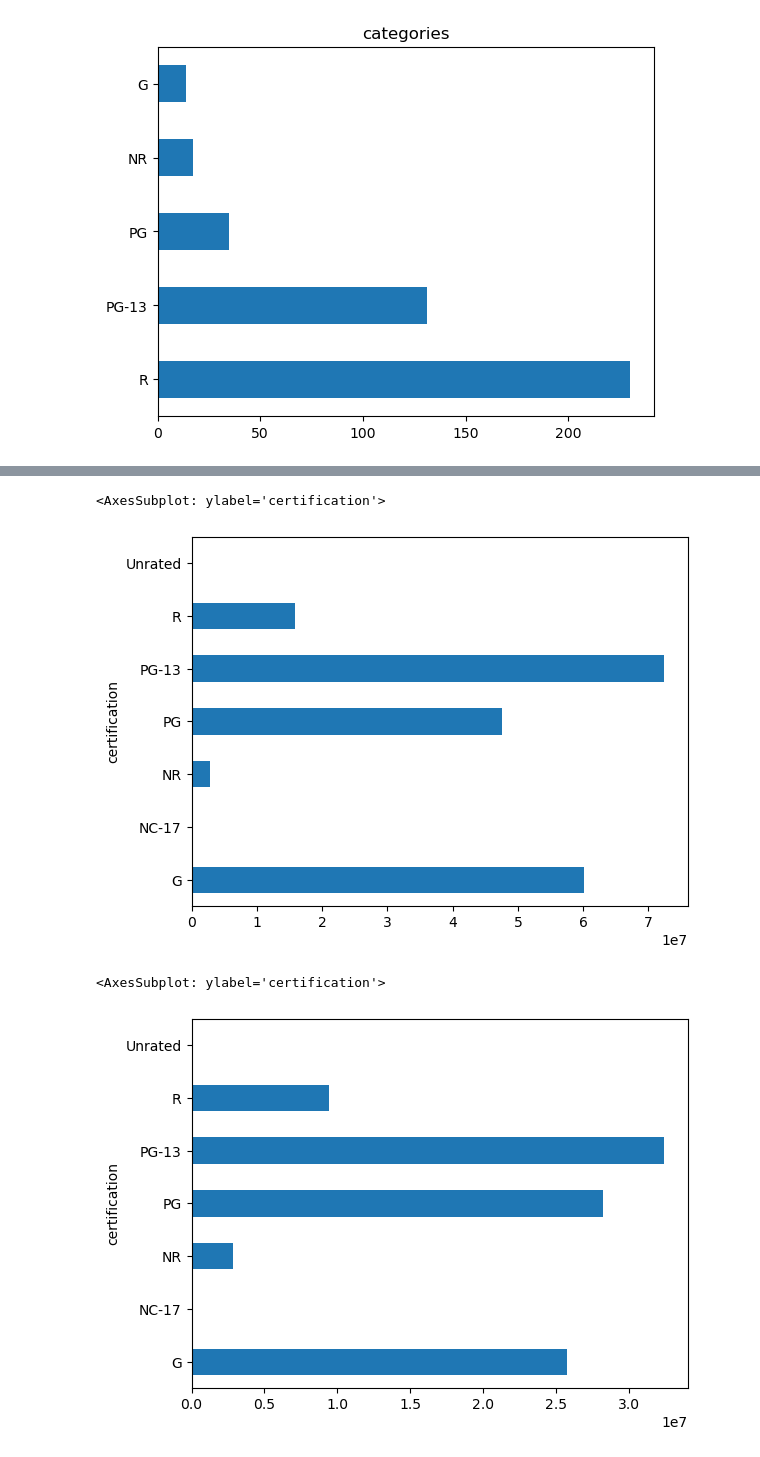
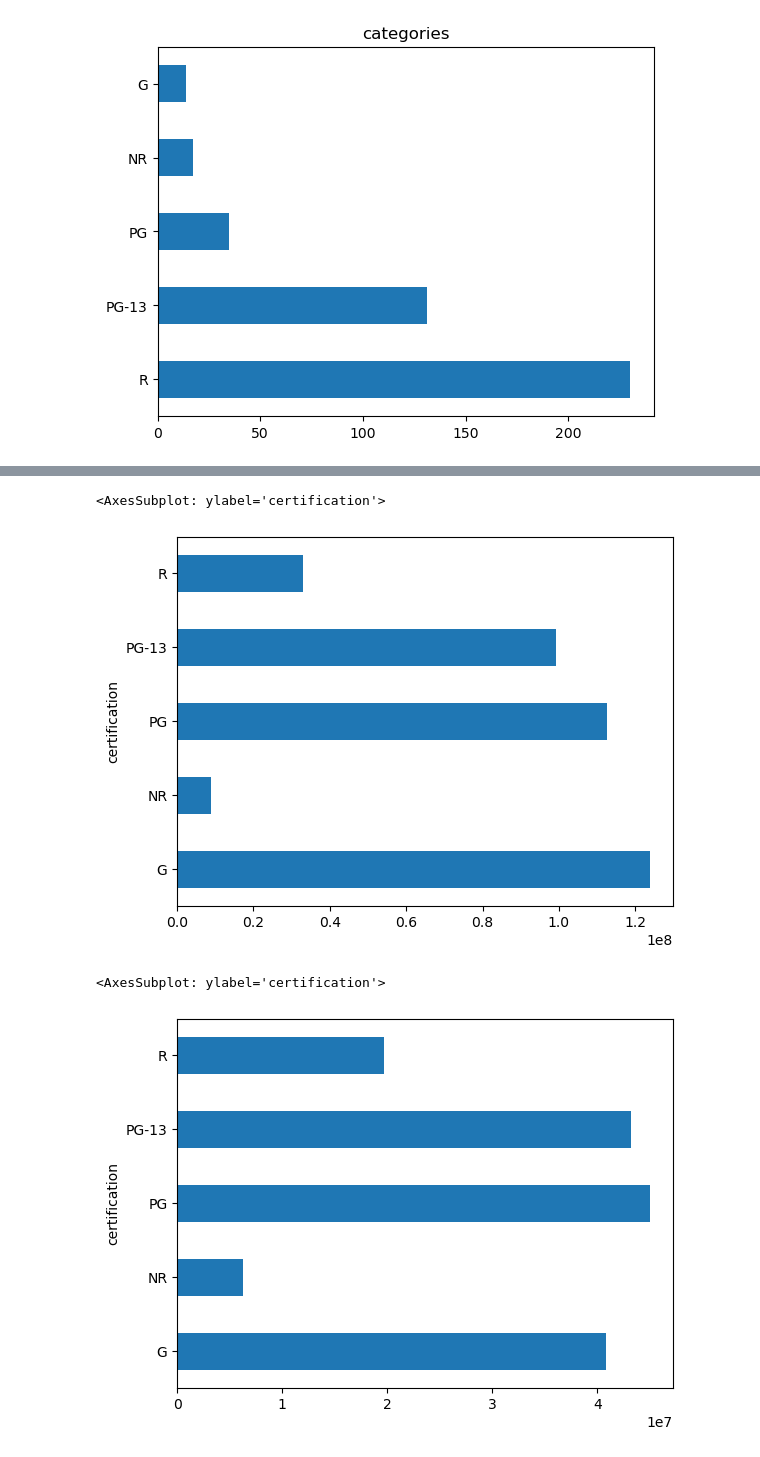
Before and after one commit to ahmadalmasri270/Project_3, a Jupyter notebook: project3_2_3.ipynb, the cells around one changed output, grey strips where cells are left out. Saved outputs shown, nothing was run; the diff lists cells and outputs as text; code cells hidden in the pictures.

```diff
--- a/project3_2_3.ipynb
+++ b/project3_2_3.ipynb
@@ -105,10 +108,10 @@ plt.title('categories')
 # %%
- df.groupby('certification')['revenue'].mean().plot.barh()
+ result.groupby('certification')['revenue'].mean().plot.barh()
 # %% [output]
 <AxesSubplot: ylabel='certification'>
-[figure, old version]
+[figure, new version]
 # %%
- df.groupby('certification')['budget'].mean().plot.barh()
+ result.groupby('certification')['budget'].mean().plot.barh()
 # %% [output]
 <AxesSubplot: ylabel='certification'>
-[figure, old version]
+[figure, new version]
```
Also changed, not shown: parts of 2 cells of this notebook, 2 other files.
